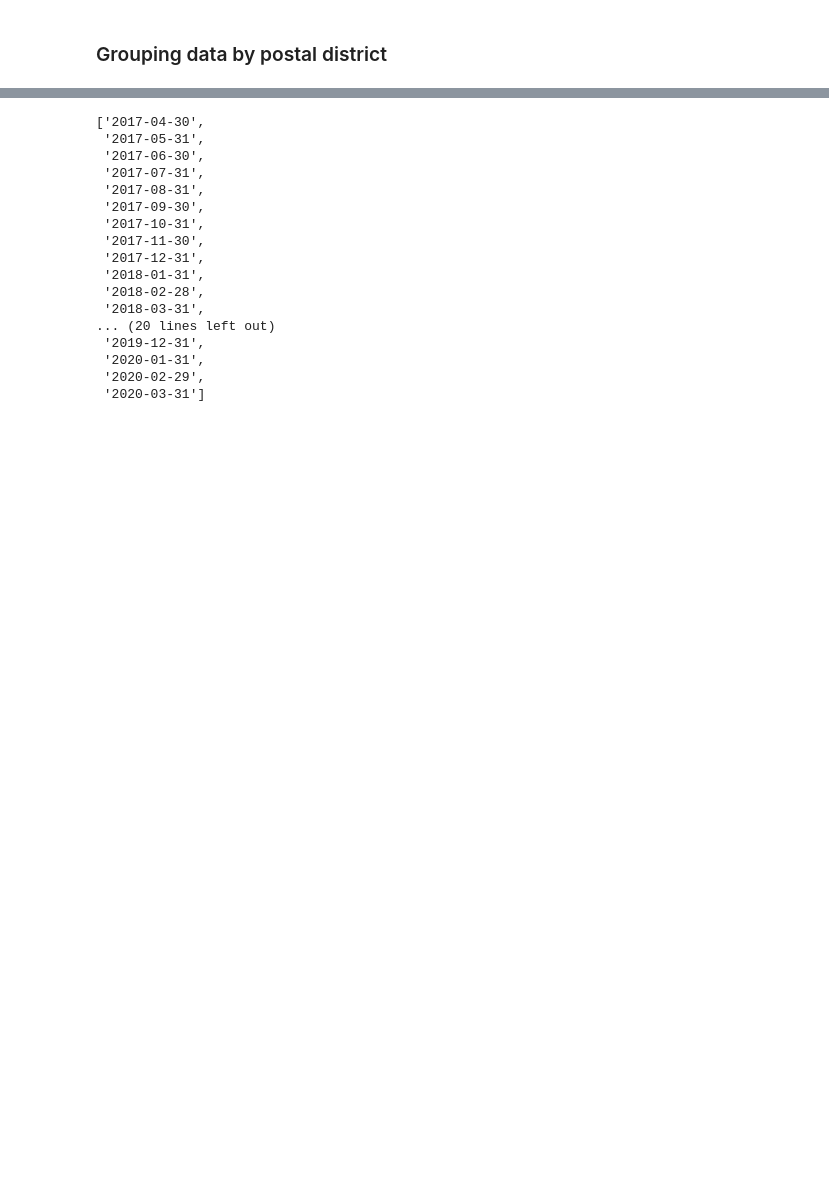
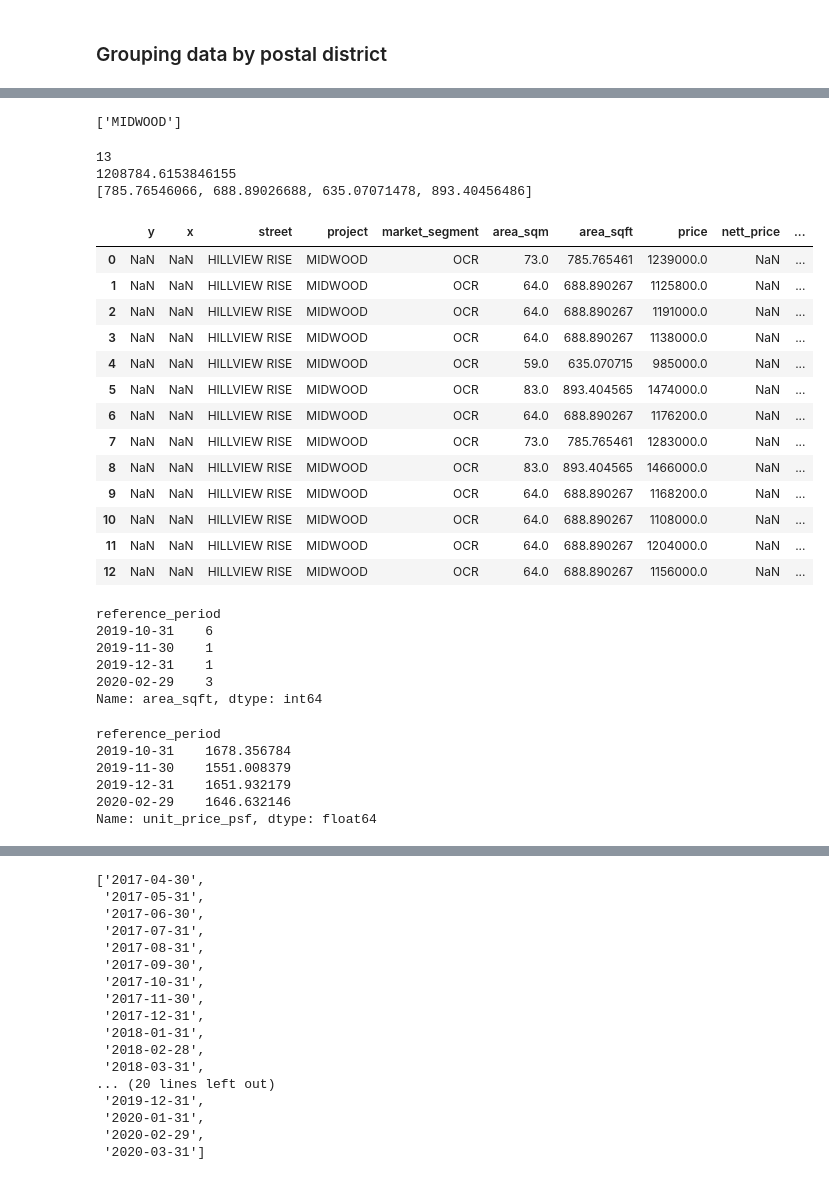
Before and after one commit to zhiyong-ong/housing, a Jupyter notebook: server/analysis.ipynb, the cells around one changed output, grey strips where cells are left out. Saved outputs shown, nothing was run; the diff lists cells and outputs as text; code cells hidden in the pictures; blank space fills up the shorter version.

```diff
--- a/server/analysis.ipynb
+++ b/server/analysis.ipynb
@@ -73,0 +113,51 @@ combined_df[(combined_df['project_name'].str.contains('WOODLEIGH')) & (combined_
+# %%
+list(interest_df['project'].unique())
+# %% [output]
+['MIDWOOD']
+# %%
+min_sqft = 600
+max_sqft = 900
+filtered_interest_df = interest_df[(interest_df['area_sqft'] >= min_sqft) &
+                                   (interest_df['area_sqft'] <= max_sqft) &
+                                   (interest_df['type_of_sale'] == 'New Sale')
+                                  ].reset_index(drop=True)
+print(len(filtered_interest_df))
+print(filtered_interest_df['price'].mean())
+print(list(filtered_interest_df['area_sqft'].unique()))
+filtered_interest_df.sort_values('reference_period', ascending=False)
+# %% [output]
+13
+1208784.6153846155
+[785.76546066, 688.89026688, 635.07071478, 893.40456486]
+|  | y | x | street | project | market_segment | area_sqm | area_sqft | price | nett_price | ... |
+| 0 | NaN | NaN | HILLVIEW RISE | MIDWOOD | OCR | 73.0 | 785.765461 | 1239000.0 | NaN | ... |
+| 1 | NaN | NaN | HILLVIEW RISE | MIDWOOD | OCR | 64.0 | 688.890267 | 1125800.0 | NaN | ... |
+| 2 | NaN | NaN | HILLVIEW RISE | MIDWOOD | OCR | 64.0 | 688.890267 | 1191000.0 | NaN | ... |
+| 3 | NaN | NaN | HILLVIEW RISE | MIDWOOD | OCR | 64.0 | 688.890267 | 1138000.0 | NaN | ... |
+| 4 | NaN | NaN | HILLVIEW RISE | MIDWOOD | OCR | 59.0 | 635.070715 | 985000.0 | NaN | ... |
+| 5 | NaN | NaN | HILLVIEW RISE | MIDWOOD | OCR | 83.0 | 893.404565 | 1474000.0 | NaN | ... |
+| 6 | NaN | NaN | HILLVIEW RISE | MIDWOOD | OCR | 64.0 | 688.890267 | 1176200.0 | NaN | ... |
+| 7 | NaN | NaN | HILLVIEW RISE | MIDWOOD | OCR | 73.0 | 785.765461 | 1283000.0 | NaN | ... |
+| 8 | NaN | NaN | HILLVIEW RISE | MIDWOOD | OCR | 83.0 | 893.404565 | 1466000.0 | NaN | ... |
+| 9 | NaN | NaN | HILLVIEW RISE | MIDWOOD | OCR | 64.0 | 688.890267 | 1168200.0 | NaN | ... |
+| 10 | NaN | NaN | HILLVIEW RISE | MIDWOOD | OCR | 64.0 | 688.890267 | 1108000.0 | NaN | ... |
+| 11 | NaN | NaN | HILLVIEW RISE | MIDWOOD | OCR | 64.0 | 688.890267 | 1204000.0 | NaN | ... |
+| 12 | NaN | NaN | HILLVIEW RISE | MIDWOOD | OCR | 64.0 | 688.890267 | 1156000.0 | NaN | ... |
+# %%
+filtered_interest_df.groupby(['reference_period'])['area_sqft'].count()
+# %% [output]
+reference_period
+2019-10-31    6
+2019-11-30    1
+2019-12-31    1
+2020-02-29    3
+Name: area_sqft, dtype: int64
+# %%
+filtered_interest_df.groupby(['reference_period'])['unit_price_psf'].mean()
+# %% [output]
+reference_period
+2019-10-31    1678.356784
+2019-11-30    1551.008379
+2019-12-31    1651.932179
+2020-02-29    1646.632146
+Name: unit_price_psf, dtype: float64
```
Also changed, not shown: parts of 10 cells of this notebook, 8 other files.
